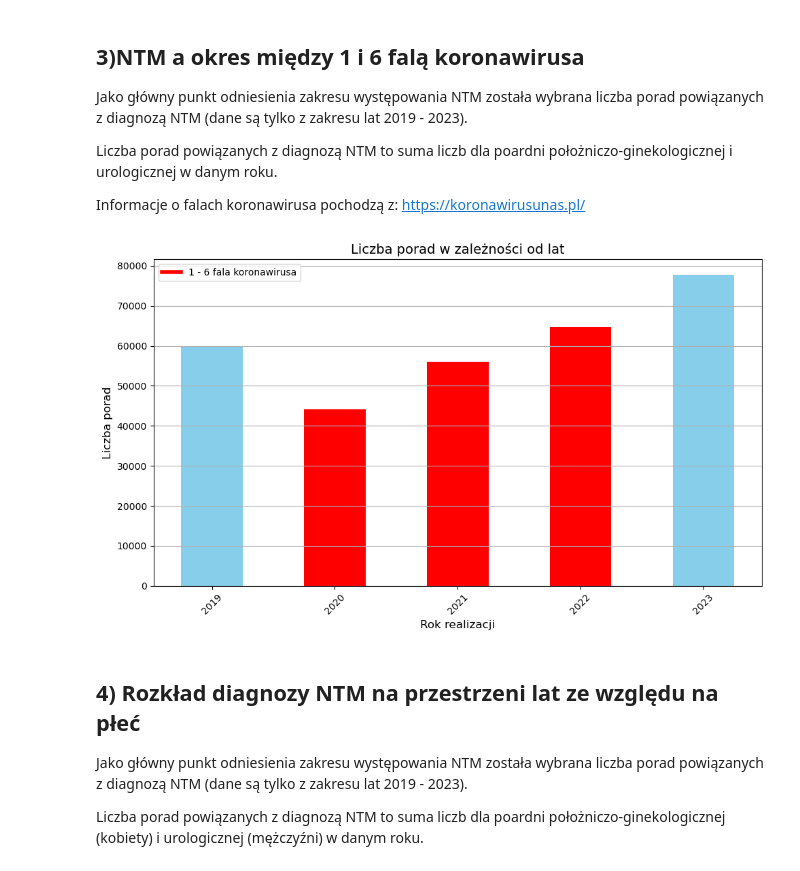
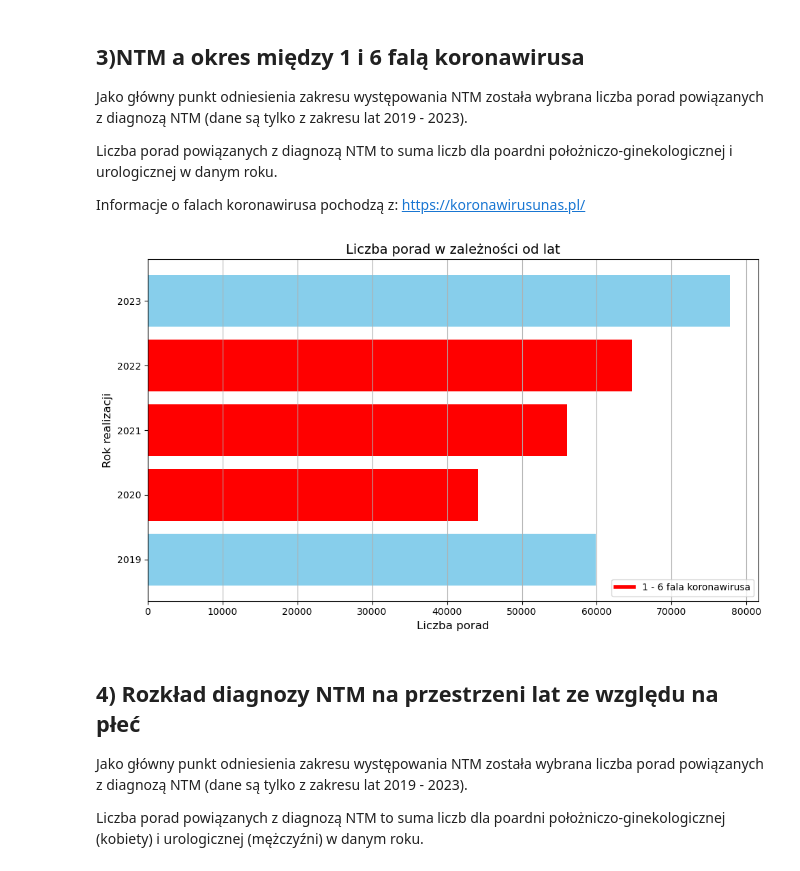
Before and after one commit to KacperJarosik/NTM, a Jupyter notebook: raport.ipynb, the cells around one changed output. Cells and saved outputs as stored; diff of their text form; code cells hidden in the pictures.

```diff
--- a/raport.ipynb
+++ b/raport.ipynb
@@ -186,42 +186,42 @@ Informacje o falach koronawirusa pochodzą z: https://koronawirusunas.pl/
 # %%
 import pandas as pd
 import numpy as np
 import matplotlib.pyplot as plt
 from matplotlib.lines import Line2D  # Importowanie Line2D do niestandardowej legendy
 
 # Wczytanie danych z Excela
 file_path = "dane zgrupowane/opieka ambulatoryjna/porady_ambulatoryjne_sprawozdane_z_rozpoznaniem_NTM2019-2023.xlsx"
 data = pd.read_excel(file_path)
 
 # Agregacja danych po roku
 df_porady_sum = data.groupby("rok realizacji")["liczba"].sum().reset_index()
 
 # Przygotowanie danych do wykresu
 lata_porad = sorted(df_porady_sum["rok realizacji"].unique())
-x_porad = np.arange(len(lata_porad))
 liczba_porad = df_porady_sum["liczba"].tolist()
 
 # Przygotowanie kolorów dla słupków
 kolory = ['red' if rok in [2020, 2021, 2022] else 'skyblue' for rok in lata_porad]
 
-# Tworzenie wykresu słupkowego
+# Tworzenie wykresu słupkowego poziomego
 fig, ax = plt.subplots(figsize=(10, 6))
 
-# Wykres słupkowy
-bars = ax.bar(x_porad, liczba_porad, width=0.5, color=kolory)
-ax.set_xlabel("Rok realizacji", fontsize=12)
-ax.set_ylabel("Liczba porad", fontsize=12)
+# Wykres słupkowy poziomy
+bars = ax.barh(lata_porad, liczba_porad, color=kolory)
+ax.set_xlabel("Liczba porad", fontsize=12)
+ax.set_ylabel("Rok realizacji", fontsize=12)
 ax.set_title("Liczba porad w zależności od lat", fontsize=14)
-ax.set_xticks(x_porad)
-ax.set_xticklabels(lata_porad, rotation=45)
+ax.grid(axis='x')
+
+# Tworzenie niestandardowej legendy
 legend_elements = [Line2D([0], [0], color='red', lw=4, label='1 - 6 fala koronawirusa')]
-ax.legend(handles=legend_elements, loc="upper left")
-ax.grid(axis='y')
+ax.legend(handles=legend_elements, loc="lower right")
 
+# Dopasowanie układu
 plt.tight_layout()
 plt.show()
 # %% [output]
-[figure, old version]
+[figure, new version]
 # %% [markdown]
 ## 4) Rozkład diagnozy NTM na przestrzeni lat ze względu na płeć
 
```
